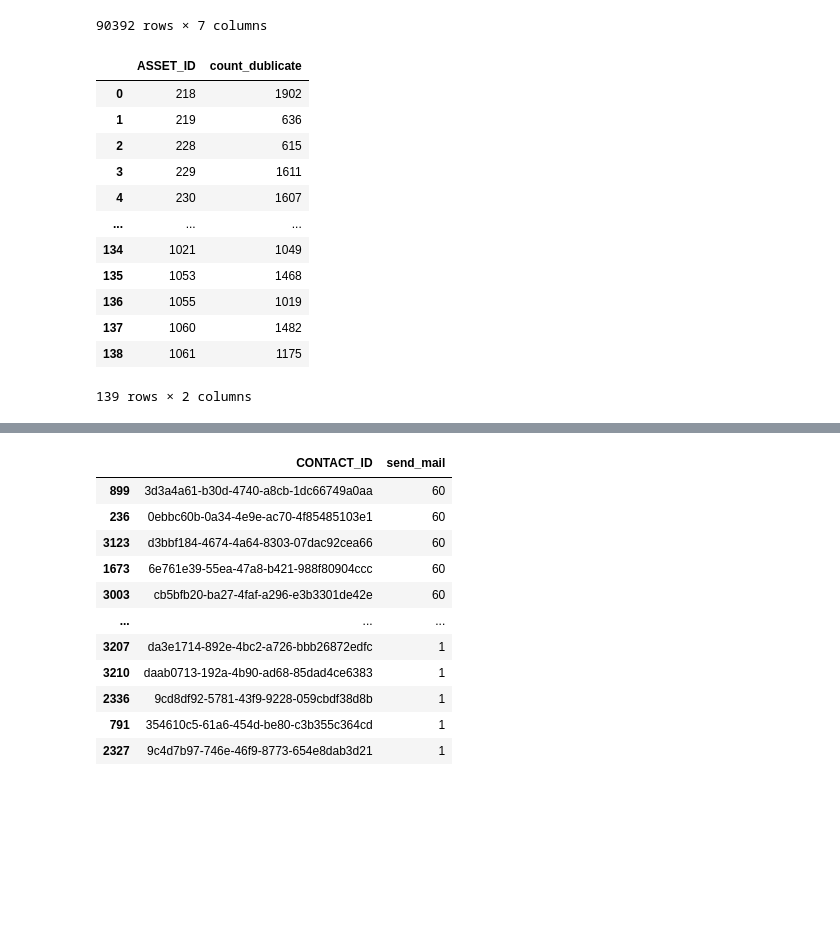
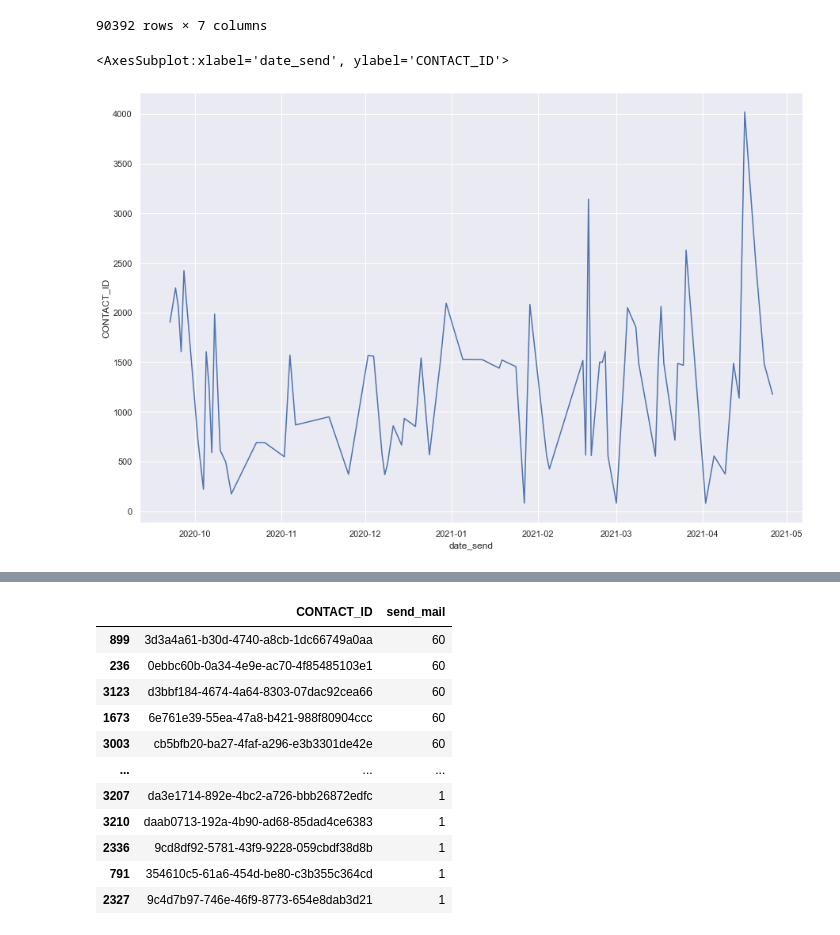
Before and after one commit to IvanovNA01/test_task_junior, a Jupyter notebook: test_to_jun1.ipynb, the cells around one changed output, grey strips where cells are left out. Drawn from its saved outputs; the diff is of its cells as text; code cells hidden in the pictures; blank space fills up the shorter version.

```diff
--- a/test_to_jun1.ipynb
+++ b/test_to_jun1.ipynb
@@ -215,20 +224,10 @@ company_mail_send
 | 117254 | 25eb9e2b-0a09-4b1c-a356-f40710a10575 | 1061 | 2021-04-26 00:00:16.200 | 1205 | 2021-04-26 | 0 | 0 |
 | 117255 | f49d0b37-2ac5-4e49-a56c-da04d0999720 | 1061 | 2021-04-26 00:00:16.200 | 1205 | 2021-04-26 | 0 | 0 |
 90392 rows × 7 columns
-# %%
-count_dublicate = company_mail_send.groupby('ASSET_ID', as_index=False).CONTACT_ID.count()
-count_dublicate.rename(columns = {"CONTACT_ID":"count_dublicate"})
-# %% [output]
-|  | ASSET_ID | count_dublicate |
-| 0 | 218 | 1902 |
-| 1 | 219 | 636 |
-| 2 | 228 | 615 |
-| 3 | 229 | 1611 |
-| 4 | 230 | 1607 |
-| ... | ... | ... |
-| 134 | 1021 | 1049 |
-| 135 | 1053 | 1468 |
-| 136 | 1055 | 1019 |
-| 137 | 1060 | 1482 |
-| 138 | 1061 | 1175 |
-139 rows × 2 columns
+# %%
+# количество сообщений по дате - можно заметить некоторую волнообразность, глобальный min и max почти не меняются
+send_to_date = company_mail_send.groupby('date_send', as_index=False).CONTACT_ID.count()
+sns.lineplot(data=send_to_date, x="date_send", y="CONTACT_ID")
+# %% [output]
+<AxesSubplot:xlabel='date_send', ylabel='CONTACT_ID'>
+[figure, added]
```
Also changed, not shown: parts of 17 cells of this notebook.
